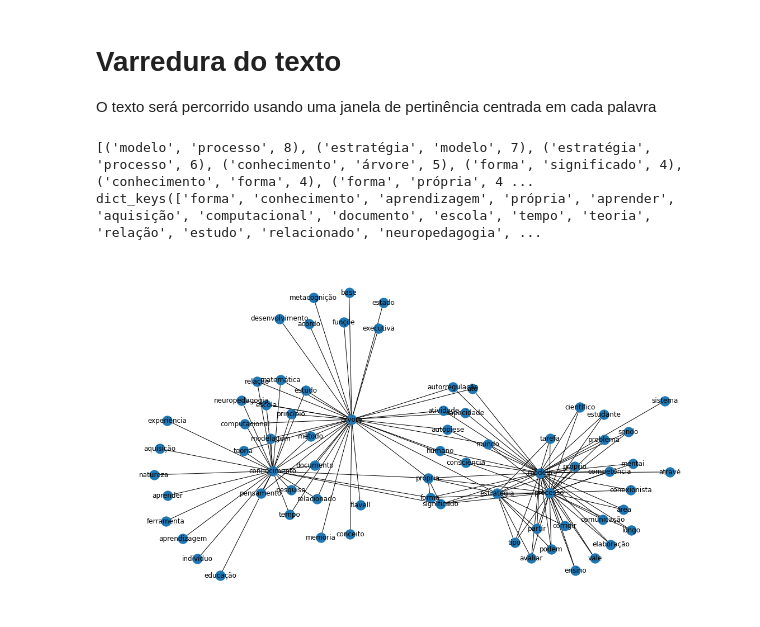
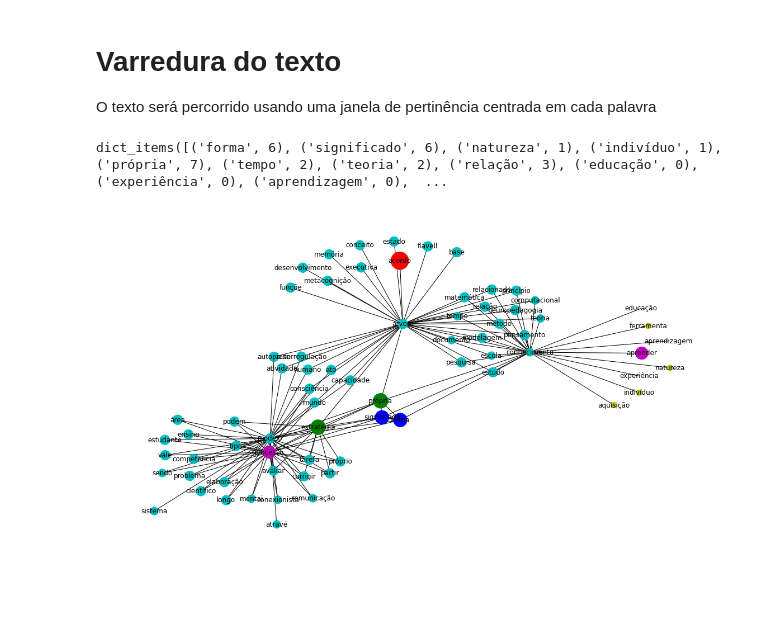
Before and after one commit to labase/data_edu, a Jupyter notebook: neuro/neuro22_08.ipynb, the cells around one changed output. Drawn from its saved outputs; the diff is of its cells as text; code cells hidden in the pictures; blank space fills up the shorter version.

Commit message:
Add node color and size

```diff
--- a/neuro/neuro22_08.ipynb
+++ b/neuro/neuro22_08.ipynb
@@ -62,7 +62,7 @@ class SurveyText:
             return w[:-1] if w.endswith("s") else w
         self.text = text_dictionary
         self.relevant = [strip(word) for word, cnt in self.text.items() if cnt >= relevancy]
-        self.pairs = {}
+        self.pairs, self.levels = {}, {}
 
     def survey(self, window=10):
         size = len(self.relevant)
@@ -74,11 +74,23 @@ class SurveyText:
                     continue
                 entry = (other, word) if other < word else (word, other)
                 self.pairs[entry] = self.pairs.setdefault(entry, 0) + 1
+        self.levels = Counter([i for (i, j), _ in self.pairs.items()])
+        levels = Counter([j for (i, j), _  in self.pairs.items()])
+        levels.update({key: value for key, value in self.levels.items() if key not in levels})
+        self.levels = {key: (levels[key] + self.levels.setdefault(key, 0))//6-3
+                       for key in levels}
 
     def nodes(self, relevancy=2):
-        node = {name[0]: good for name, good in self.pairs.items() if good>relevancy}
-        node.update({name[1]: good for name, good in self.pairs.items() if good>relevancy})
-        return node.keys()
+        # node = {name[0]: good for name, good in self.pairs.items() if good>relevancy}
+        relevant = {na: good for (na, _), good in self.pairs.items() if good>relevancy}
+        relevant.update({na: good for (_, na), good in self.pairs.items() if good>relevancy})
+        node = {name: good for name, good in self.levels.items() if name in relevant}
+        # node.update({name[1]: good if good > node.setdefault(name[1], 0) else node[name[1]]
+        #              for name, good in self.pairs.items() if good>relevancy})
+        # return node.keys()
+        # return node.items()
+        # return self.levels.items()
+        return node.items()
 
     def show(self, relevancy=2):
         tuple_list = list(self.pairs.items())
@@ -89,23 +101,24 @@ class SurveyText:
 
 st = SurveyText(Text.TEXT.clean)
 st.survey(20)
-print(st.show()[:200])
+#print(st.show()[:200])
 print(st.nodes())
 # %% [output]
-[('modelo', 'processo', 8), ('estratégia', 'modelo', 7), ('estratégia', 'processo', 6), ('conhecimento', 'árvore', 5), ('forma', 'significado', 4), ('conhecimento', 'forma', 4), ('forma', 'própria', 4 ...
-dict_keys(['forma', 'conhecimento', 'aprendizagem', 'própria', 'aprender', 'aquisição', 'computacional', 'documento', 'escola', 'tempo', 'teoria', 'relação', 'estudo', 'relacionado', 'neuropedagogia', ...
+dict_items([('forma', 6), ('significado', 6), ('natureza', 1), ('indivíduo', 1), ('própria', 7), ('tempo', 2), ('teoria', 2), ('relação', 3), ('educação', 0), ('experiência', 0), ('aprendizagem', 0),  ...
 # %%
 import networkx as nx  # importing networkx package
 import matplotlib.pyplot as plt # importing matplotlib package and pyplot is for displaying the graph on canvas
-colors = {wg: cl for wg, cl in enumerate("yycmbgrrrrr")}
+colors = {wg: cl for wg, cl in enumerate("yyccmmbgrrrrrrrr")}
 plt.rcParams["figure.figsize"] = [15.50, 8.50]
 plt.rcParams["figure.autolayout"] = True
 wg=nx.Graph()
-_ = [wg.add_node(node) for node in st.nodes()]
+_ = [wg.add_node(node, size=size) for node, size in st.nodes()]
 _ = [wg.add_edge(a, b,color=colors[w], weight=w ) for a, b, w in st.show()]
+sizes = [wg.nodes[s]['size']*100 for s in wg.nodes]
+color = [colors[wg.nodes[s]['size']] for s in wg.nodes]
 
 '''Node can be called by any python-hashable obj like string,number etc'''
-nx.draw(wg, with_labels = True, )  #draws the networkx graph containing nodes which are declared till before
+nx.draw(wg, with_labels = True, node_size=sizes, node_color=color)  #draws the networkx graph containing nodes which are declared till before
 plt.show()  # displays the networkx graph on matplotlib canvas
 # %% [output]
-[figure, old version]
+[figure, new version]
```
